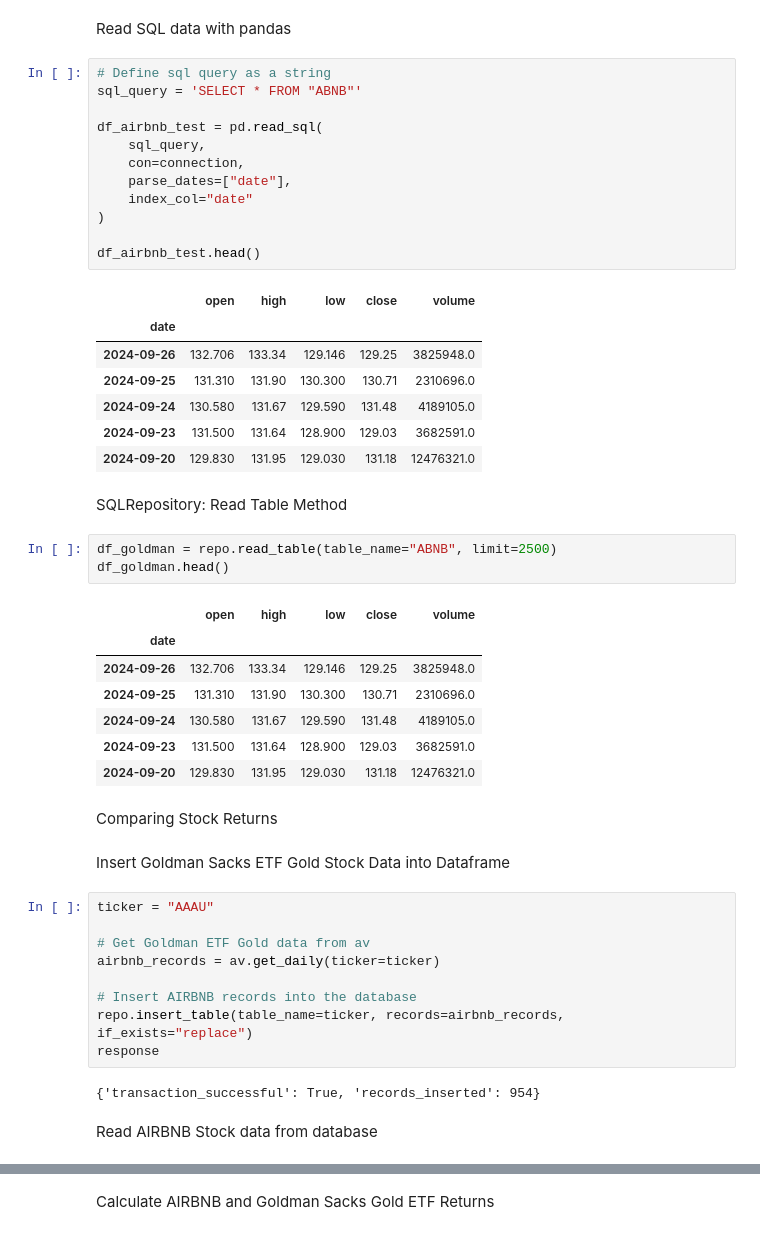
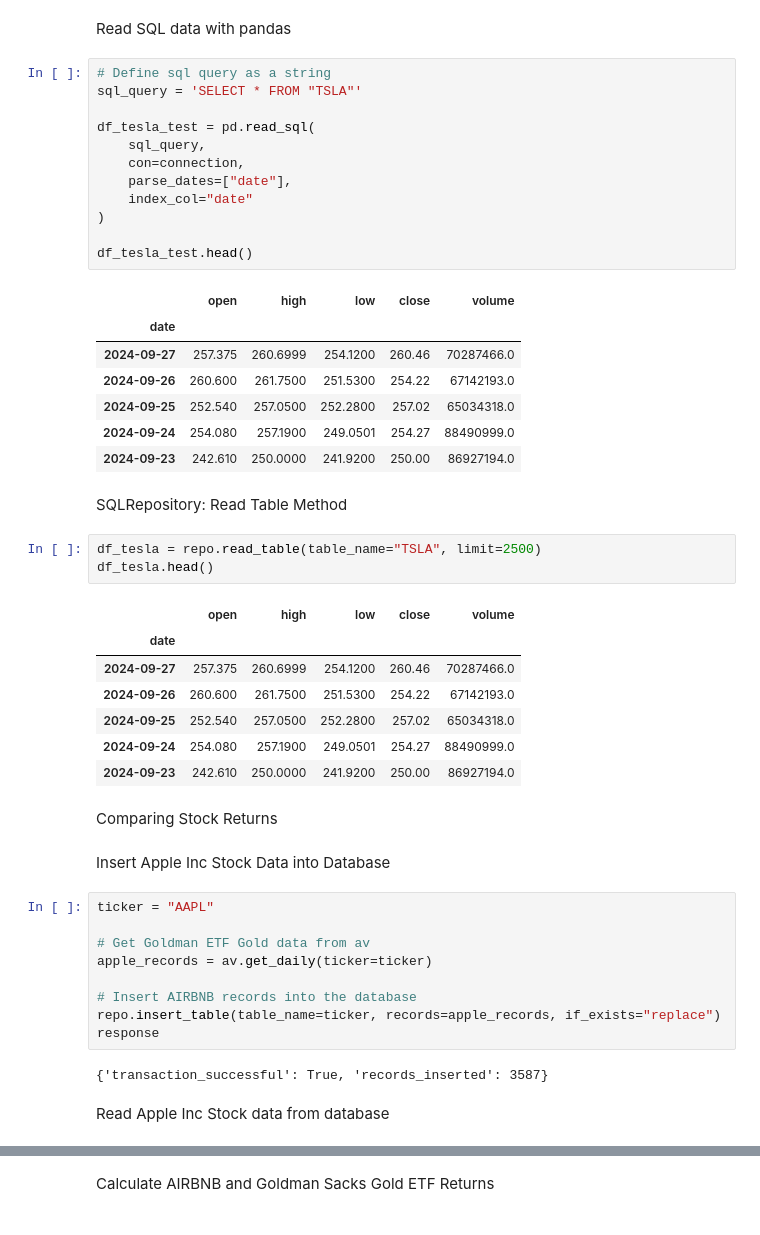
Before and after one commit to joseph-4640/Stock-Data, a Jupyter notebook: Testing.ipynb, the cells around one changed output, grey strips where cells are left out. Drawn from its saved outputs; the diff is of its cells as text.

```diff
--- a/Testing.ipynb
+++ b/Testing.ipynb
@@ -114,52 +117,52 @@ Done.
 Read SQL data with pandas
 # %%
 # Define sql query as a string
-sql_query = 'SELECT * FROM "ABNB"'
+sql_query = 'SELECT * FROM "TSLA"'
 
-df_airbnb_test = pd.read_sql(
+df_tesla_test = pd.read_sql(
     sql_query,
     con=connection,
     parse_dates=["date"],
     index_col="date"
 )
 
-df_airbnb_test.head()
+df_tesla_test.head()
 # %% [output]
 |  | open | high | low | close | volume |
 | date |  |  |  |  |  |
-| 2024-09-26 | 132.706 | 133.34 | 129.146 | 129.25 | 3825948.0 |
-| 2024-09-25 | 131.310 | 131.90 | 130.300 | 130.71 | 2310696.0 |
-| 2024-09-24 | 130.580 | 131.67 | 129.590 | 131.48 | 4189105.0 |
-| 2024-09-23 | 131.500 | 131.64 | 128.900 | 129.03 | 3682591.0 |
-| 2024-09-20 | 129.830 | 131.95 | 129.030 | 131.18 | 12476321.0 |
+| 2024-09-27 | 257.375 | 260.6999 | 254.1200 | 260.46 | 70287466.0 |
+| 2024-09-26 | 260.600 | 261.7500 | 251.5300 | 254.22 | 67142193.0 |
+| 2024-09-25 | 252.540 | 257.0500 | 252.2800 | 257.02 | 65034318.0 |
+| 2024-09-24 | 254.080 | 257.1900 | 249.0501 | 254.27 | 88490999.0 |
+| 2024-09-23 | 242.610 | 250.0000 | 241.9200 | 250.00 | 86927194.0 |
 # %% [markdown]
 SQLRepository: Read Table Method
 # %%
-df_goldman = repo.read_table(table_name="ABNB", limit=2500)
-df_goldman.head()
+df_tesla = repo.read_table(table_name="TSLA", limit=2500)
+df_tesla.head()
 # %% [output]
 |  | open | high | low | close | volume |
 | date |  |  |  |  |  |
-| 2024-09-26 | 132.706 | 133.34 | 129.146 | 129.25 | 3825948.0 |
-| 2024-09-25 | 131.310 | 131.90 | 130.300 | 130.71 | 2310696.0 |
-| 2024-09-24 | 130.580 | 131.67 | 129.590 | 131.48 | 4189105.0 |
-| 2024-09-23 | 131.500 | 131.64 | 128.900 | 129.03 | 3682591.0 |
-| 2024-09-20 | 129.830 | 131.95 | 129.030 | 131.18 | 12476321.0 |
+| 2024-09-27 | 257.375 | 260.6999 | 254.1200 | 260.46 | 70287466.0 |
+| 2024-09-26 | 260.600 | 261.7500 | 251.5300 | 254.22 | 67142193.0 |
+| 2024-09-25 | 252.540 | 257.0500 | 252.2800 | 257.02 | 65034318.0 |
+| 2024-09-24 | 254.080 | 257.1900 | 249.0501 | 254.27 | 88490999.0 |
+| 2024-09-23 | 242.610 | 250.0000 | 241.9200 | 250.00 | 86927194.0 |
 # %% [markdown]
 Comparing Stock Returns
 # %% [markdown]
-Insert Goldman Sacks ETF Gold Stock Data into Dataframe
+Insert Apple Inc Stock Data into Database
 # %%
-ticker = "AAAU"
+ticker = "AAPL"
 
 # Get Goldman ETF Gold data from av
-airbnb_records = av.get_daily(ticker=ticker)
+apple_records = av.get_daily(ticker=ticker)
 
 # Insert AIRBNB records into the database
-repo.insert_table(table_name=ticker, records=airbnb_records, if_exists="replace")
+repo.insert_table(table_name=ticker, records=apple_records, if_exists="replace")
 response
 # %% [output]
-{'transaction_successful': True, 'records_inserted': 954}
+{'transaction_successful': True, 'records_inserted': 3587}
 # %% [markdown]
-Read AIRBNB Stock data from database
+Read Apple Inc Stock data from database
 # %%
```
Also changed, not shown: parts of 17 cells of this notebook.
